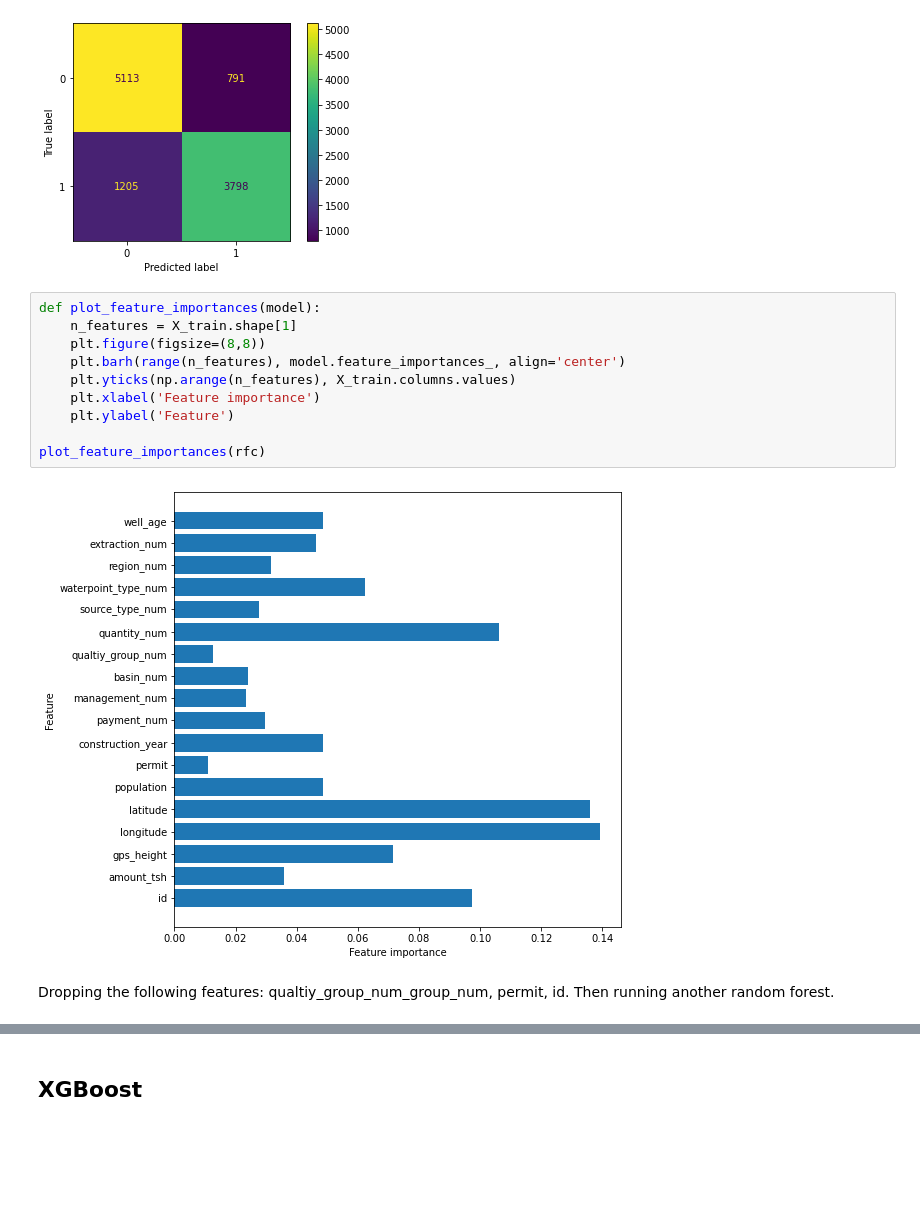
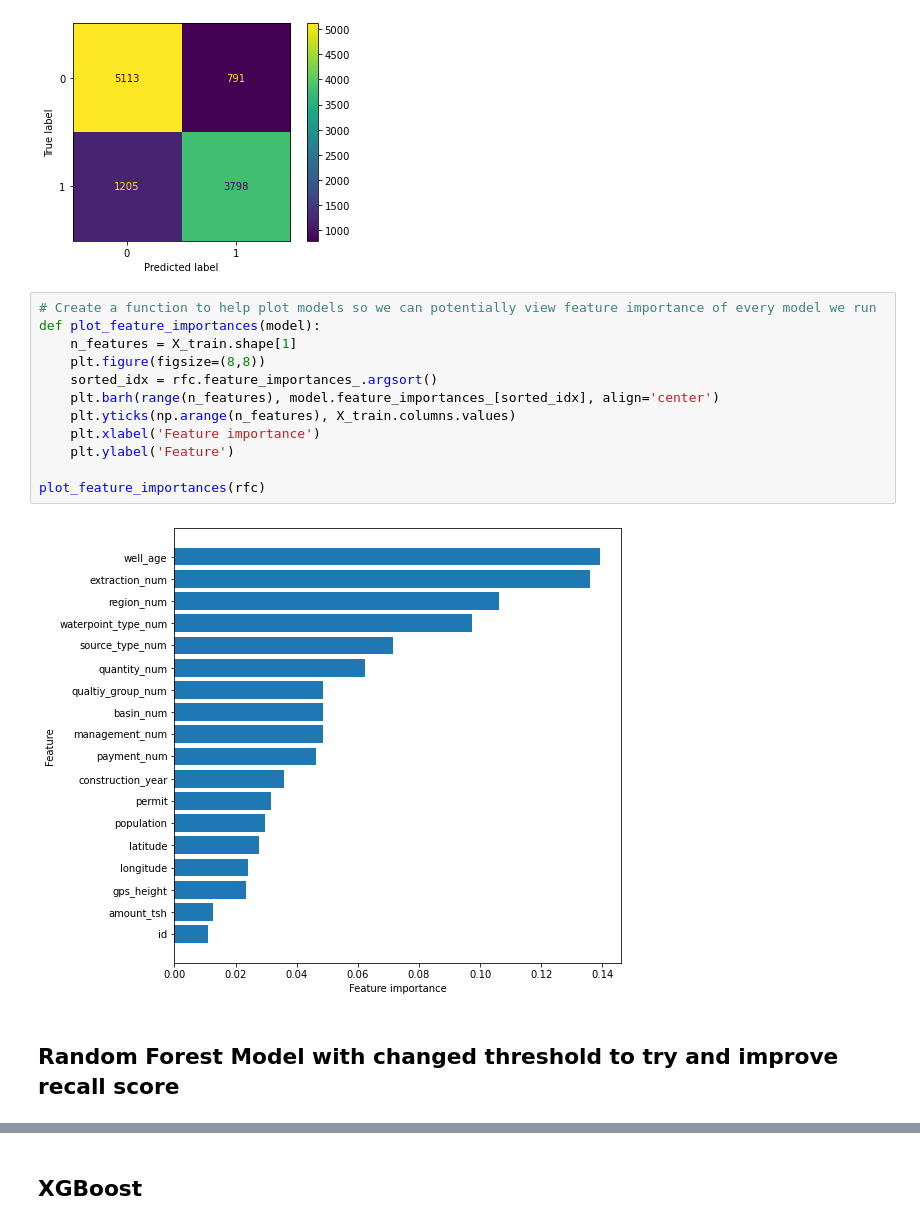
Before and after one commit to tvrjuana/tanzania-water-wells, a Jupyter notebook: train_test_split.ipynb, the cells around one changed output, grey strips where cells are left out. Drawn from its saved outputs; the diff is of its cells as text; blank space fills up the shorter version.

Commit message:
Update to tts for visualization purposes.

```diff
--- a/train_test_split.ipynb
+++ b/train_test_split.ipynb
@@ -553,16 +555,18 @@ print(classification_report(y_test, pred));
 weighted avg       0.82      0.82      0.82     10907
 [figure]
 # %%
+# Create a function to help plot models so we can potentially view feature importance of every model we run
 def plot_feature_importances(model):
     n_features = X_train.shape[1]
     plt.figure(figsize=(8,8))
-    plt.barh(range(n_features), model.feature_importances_, align='center')
+    sorted_idx = rfc.feature_importances_.argsort()
+    plt.barh(range(n_features), model.feature_importances_[sorted_idx], align='center')
     plt.yticks(np.arange(n_features), X_train.columns.values)
     plt.xlabel('Feature importance')
     plt.ylabel('Feature')
 
 plot_feature_importances(rfc)
 # %% [output]
-[figure, old version]
+[figure, new version]
-# %% [markdown]
-Dropping the following features: qualtiy_group_num_group_num, permit, id. Then running another random forest.
+# %% [markdown]
+## Random Forest Model with changed threshold to try and improve recall score
```
Also changed, not shown: parts of 33 cells of this notebook, 3 other files.
